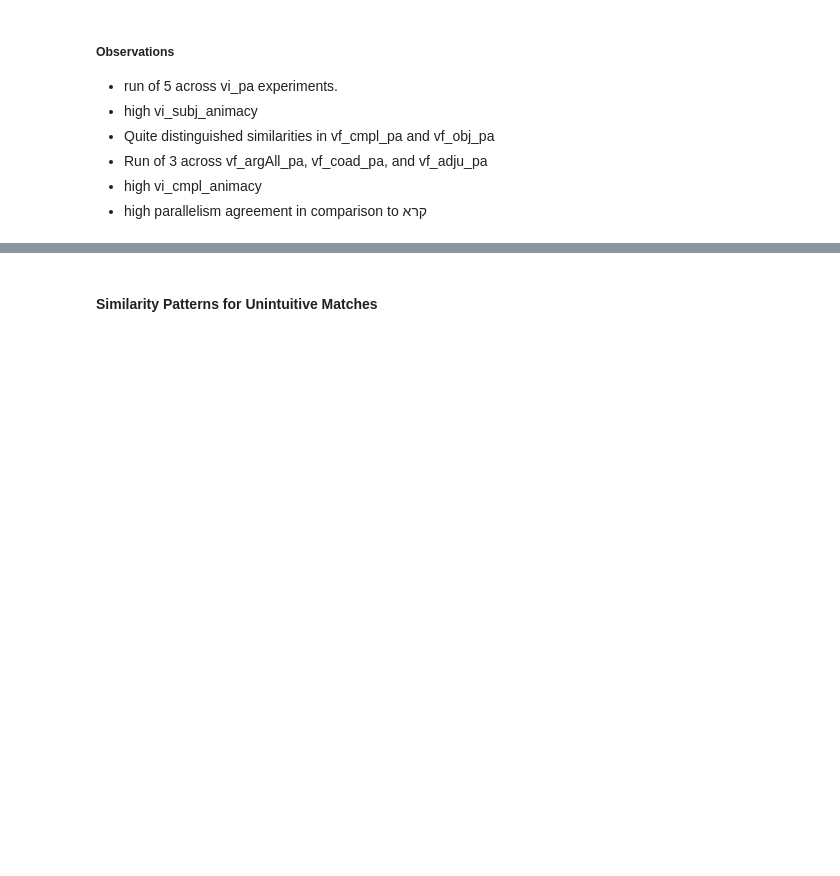
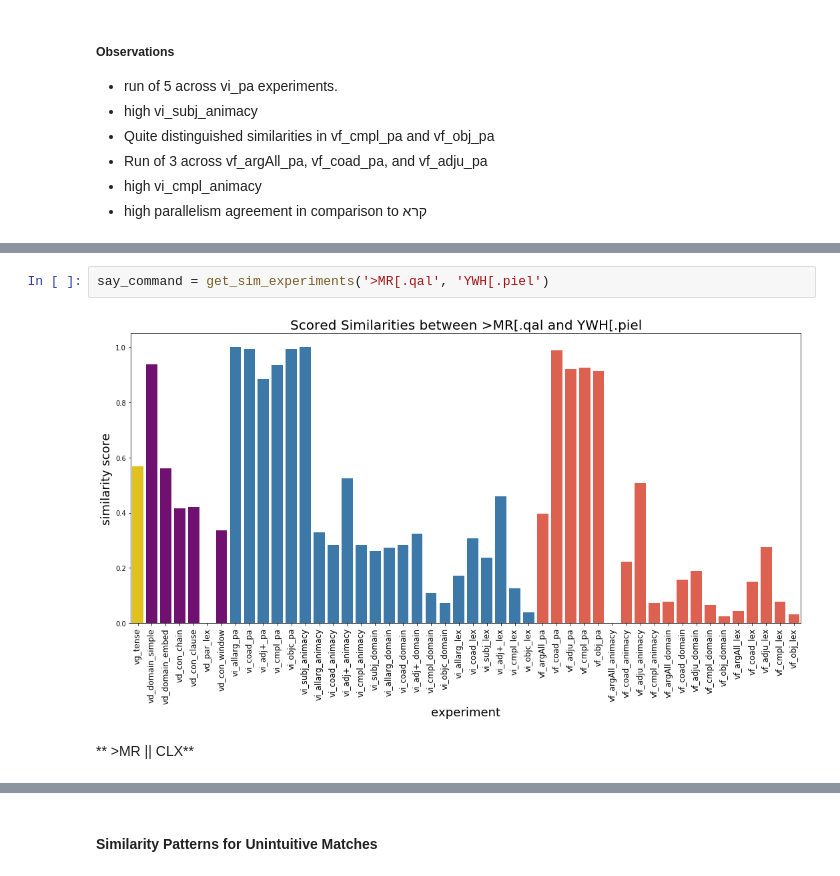
Before and after one commit to codykingham/verb_semantics, a Jupyter notebook: first_analysis.ipynb, the cells around one changed output, grey strips where cells are left out. Saved outputs shown, nothing was run; the diff lists cells and outputs as text; blank space fills up the shorter version.

```diff
--- a/first_analysis.ipynb
+++ b/first_analysis.ipynb
@@ -655,2 +672,8 @@ say_command = get_sim_experiments('>MR[.qal', 'NGD[.hif')
 # %% [output]
 [figure]
+# %%
+say_command = get_sim_experiments('>MR[.qal', 'YWH[.piel')
+# %% [output]
+[figure, added]
+# %% [markdown]
+** >MR || CLX**
```
Also changed, not shown: parts of 53 cells of this notebook, 1 other file.
